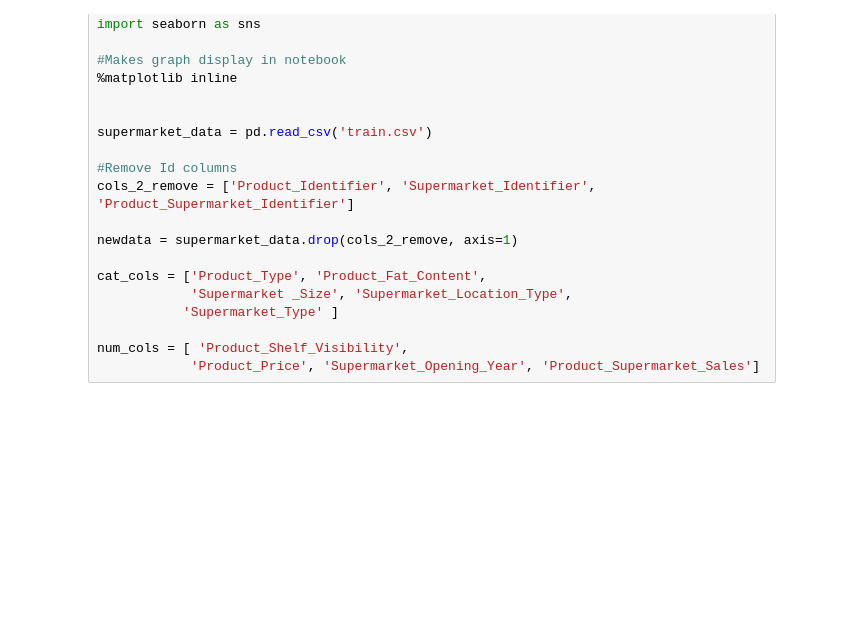
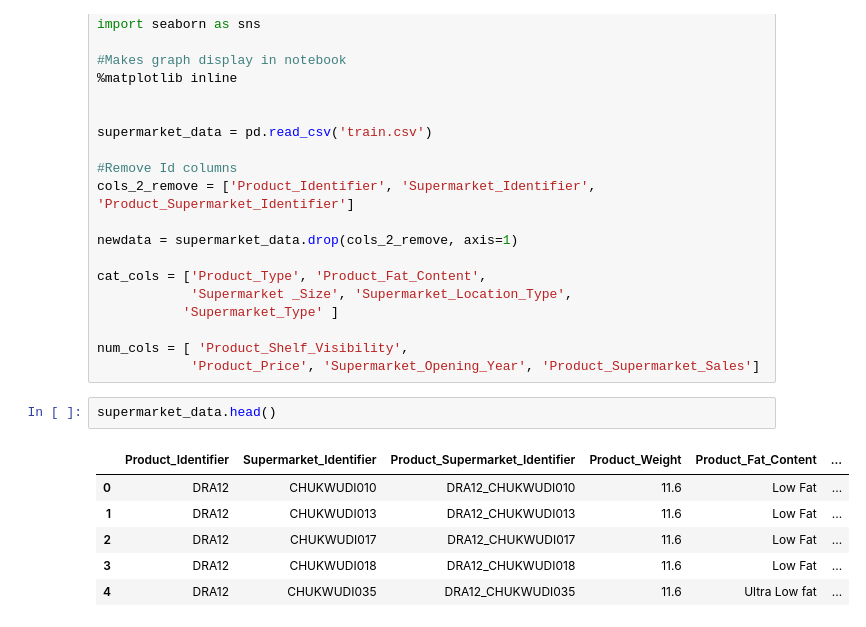
Before and after one commit to risenW/datasist, a Jupyter notebook: visualz/visualz/test.ipynb, the cells around one changed output. Drawn from its saved outputs; the diff is of its cells as text; blank space fills up the shorter version.

```diff
--- a/visualz/visualz/test.ipynb
+++ b/visualz/visualz/test.ipynb
@@ -22,3 +22,12 @@ cat_cols = ['Product_Type', 'Product_Fat_Content',
 
 num_cols = [ 'Product_Shelf_Visibility',
             'Product_Price', 'Supermarket_Opening_Year', 'Product_Supermarket_Sales']
+# %%
+supermarket_data.head()
+# %% [output]
+|  | Product_Identifier | Supermarket_Identifier | Product_Supermarket_Identifier | Product_Weight | Product_Fat_Content | ... |
+| 0 | DRA12 | CHUKWUDI010 | DRA12_CHUKWUDI010 | 11.6 | Low Fat | ... |
+| 1 | DRA12 | CHUKWUDI013 | DRA12_CHUKWUDI013 | 11.6 | Low Fat | ... |
+| 2 | DRA12 | CHUKWUDI017 | DRA12_CHUKWUDI017 | 11.6 | Low Fat | ... |
+| 3 | DRA12 | CHUKWUDI018 | DRA12_CHUKWUDI018 | 11.6 | Low Fat | ... |
+| 4 | DRA12 | CHUKWUDI035 | DRA12_CHUKWUDI035 | 11.6 | Ultra Low fat | ... |
```
Also changed, not shown: parts of 3 cells of this notebook, 11 other files.
